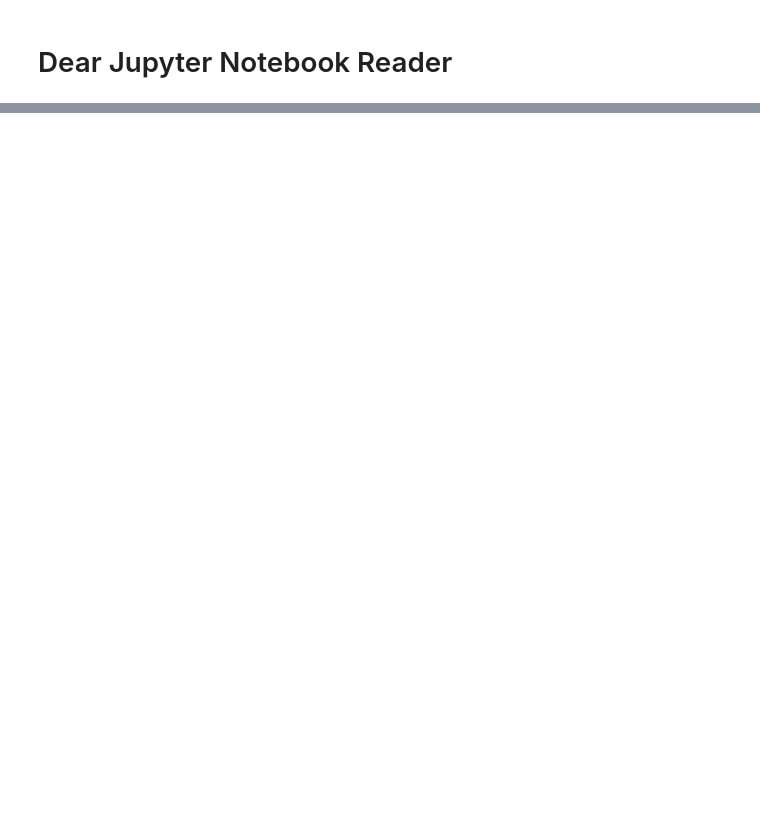
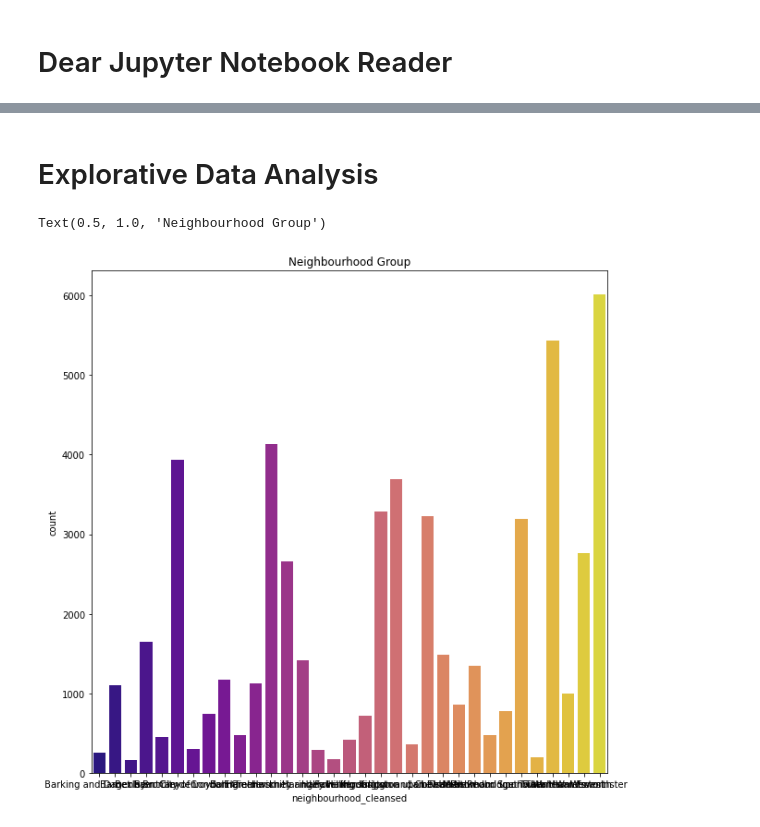
Before and after one commit to Janalytics94/AirBnBpricePredictor, a Jupyter notebook: airbnb.ipynb, the cells around one changed output, grey strips where cells are left out. Cells and saved outputs as stored; diff of their text form; code cells hidden in the pictures; blank space fills up the shorter version.

```diff
--- a/airbnb.ipynb
+++ b/airbnb.ipynb
@@ -9,6 +21,7 @@ import seaborn as sns
 from src import helpers
 from src import Textprocessor as tp
 # %%
-train = helpers.read_df('data/train.csv', index_col='listing_id')
-#test = pd.read_csv('data/test.csv', index_col='listing_id')
-#reviews = pd.read_csv('data/reviews.csv', index_col='listing_id')
+# read in data set
+train = helpers.read_df('data/train.csv', index_col='listing_id', parse_dates='host_since')
+test = pd.read_csv('data/test.csv', index_col='listing_id', parse_dates='host_since')
+reviews = pd.read_csv('data/reviews.csv', index_col='listing_id')
@@ -79,0 +79,10 @@ train.loc[train.duplicated()==True]
+# %% [markdown]
+# Explorative Data Analysis
+# %%
+sns.countplot(train['neighbourhood_cleansed'], palette="plasma")
+fig = plt.gcf()
+fig.set_size_inches(10,10)
+plt.title('Neighbourhood Group')
+# %% [output]
+Text(0.5, 1.0, 'Neighbourhood Group')
+[figure, added]
```
Also changed, not shown: parts of 17 cells of this notebook, 5 other files.
